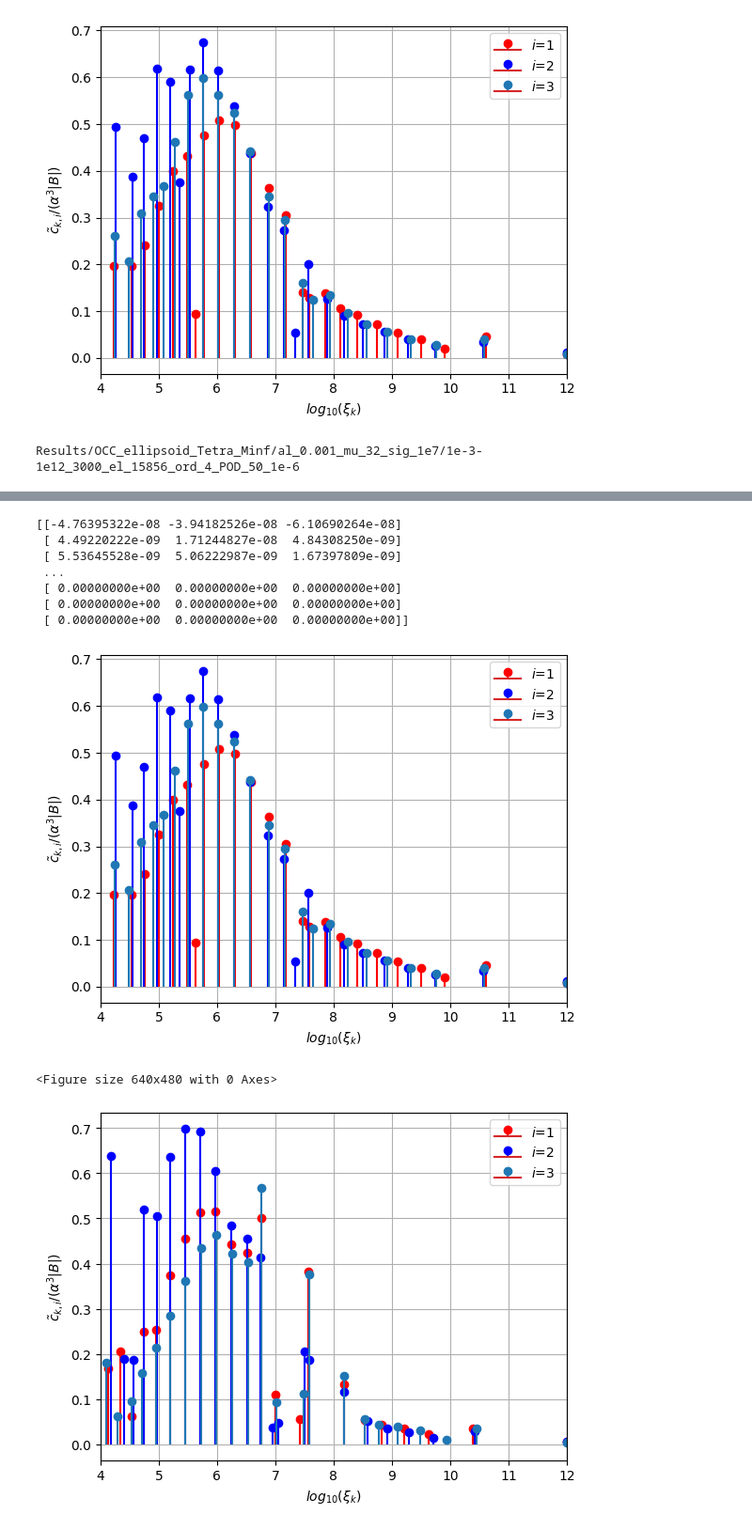
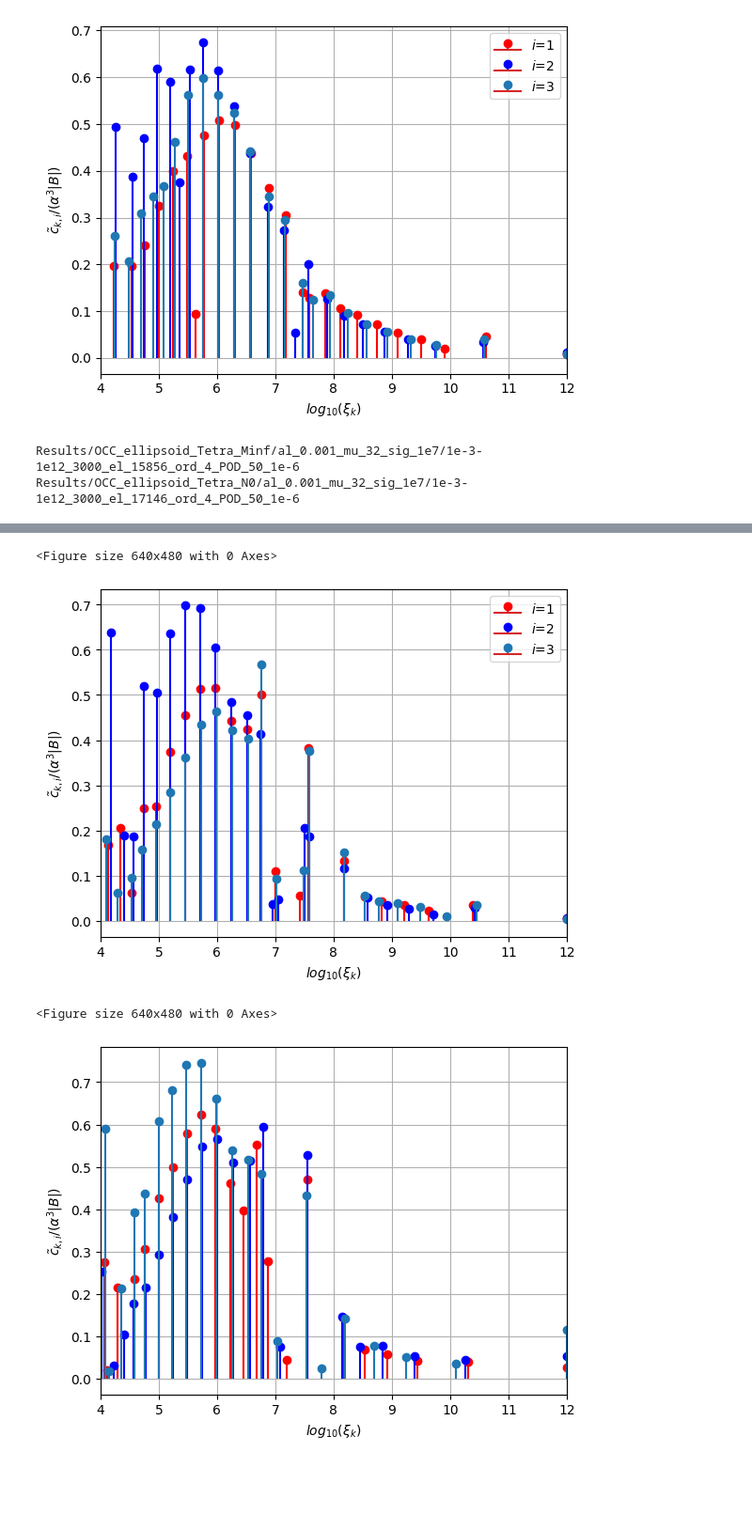
Before and after one commit to MPT-Calculator/MPT-Calculator, a Jupyter notebook: tet_spectrum_results.ipynb, the cells around one changed output, grey strips where cells are left out. Shown at 94% size. Drawn from its saved outputs; the diff is of its cells as text; code cells hidden in the pictures; blank space fills up the shorter version.

```diff
--- a/tet_spectrum_results.ipynb
+++ b/tet_spectrum_results.ipynb
@@ -315,8 +312,23 @@ TensorArrayminf= np.genfromtxt(directory+'/Data/Tensors.csv', delimiter=',', dty
 Eigenvaluesminf=np.genfromtxt(directory+'/Data/Eigenvalues.csv', delimiter=',', dtype=complex)
 Minfminf= np.genfromtxt(directory+'/Data/Minf.csv', delimiter=',')
 N0minf= np.genfromtxt(directory+'/Data/N0.csv', delimiter=',')
+
+directory="Results/OCC_ellipsoid_Tetra_N0/al_0.001_mu_32_sig_1e7/1e-3-1e12_"+str(N)+"_el_17146_ord_"+str(P)+"_POD_"+str(NPOD)+"_1e-6"
+print(directory)
+
+#Results/OCC_ellipsoid_Tetra_N0/al_0.001_mu_32_sig_1e7/1e-3-1e12_3000_el_17146_ord_3_POD_50_1e-6
+P=3
+NPOD=50
+ckn0=np.genfromtxt(directory+'/Data/Amplitudes.csv', delimiter=',')
+xin0=np.genfromtxt(directory+'/Data/Modes.csv', delimiter=',')
+Omegan0=np.genfromtxt(directory+'/Data/Frequencies.csv', delimiter=',')
+TensorArrayn0= np.genfromtxt(directory+'/Data/Tensors.csv', delimiter=',', dtype=complex)
+Eigenvaluesn0=np.genfromtxt(directory+'/Data/Eigenvalues.csv', delimiter=',', dtype=complex)
+Minfn0= np.genfromtxt(directory+'/Data/Minf.csv', delimiter=',')
+N0n0= np.genfromtxt(directory+'/Data/N0.csv', delimiter=',')
 # %% [output]
 Results/OCC_ellipsoid_Tetra_Minf/al_0.001_mu_32_sig_1e7/1e-3-1e12_3000_el_15856_ord_4_POD_50_1e-6
+Results/OCC_ellipsoid_Tetra_N0/al_0.001_mu_32_sig_1e7/1e-3-1e12_3000_el_17146_ord_4_POD_50_1e-6
 # %%
 plt.figure()
 col=['r','b','x']
@@ -345,10 +357,25 @@ for i in range(3):
     plt.xlabel(r'$log_{10}(\xi_{k})$')
     plt.ylabel(r'$\tilde{c}_{k,i}/ (\alpha^3 |B| )$')
 
-print(ckminf)
+#print(ckminf)
 plt.grid()
 plt.xlim(4,12)
 plt.legend()
 #plt.savefig("my_plots/sphere_mpt/modes_amp_nnls_Nfreq_"+str(N)+"_p_"+str(P)+"_POD_"+str(NPOD)+"_1e-6.pdf")
-plt.show()
+#plt.show()
+plt.savefig("my_plots/tet_mpt/amp_modes_ev3000minf.pdf")
+
+plt.figure()
+col=['r','b','x']
+plt.figure()
+for i in range(3):
+    nfound=len(xin0[:,i])
+    ckp=ckn0[0:nfound,i]
+    xip=xin0[0:nfound,i]
+    plt.stem(np.log10(np.abs(xip[1:])), ckp[1:]/(alpha**3*vol),col[i],label=r"$i$="+str(i+1))
+    plt.xlabel(r'$log_{10}(\xi_{k})$')
+    plt.ylabel(r'$\tilde{c}_{k,i}/ (\alpha^3 |B| )$')
+plt.grid()
+plt.xlim(4,12)
+plt.savefig("my_plots/tet_mpt/amp_modes_ev3000n0.pdf")
 # %% [output]
@@ -355,13 +383,7 @@ plt.show()
-[[-4.76395322e-08 -3.94182526e-08 -6.10690264e-08]
- [ 4.49220222e-09  1.71244827e-08  4.84308250e-09]
- [ 5.53645528e-09  5.06222987e-09  1.67397809e-09]
- ...
- [ 0.00000000e+00  0.00000000e+00  0.00000000e+00]
- [ 0.00000000e+00  0.00000000e+00  0.00000000e+00]
- [ 0.00000000e+00  0.00000000e+00  0.00000000e+00]]
+<Figure size 640x480 with 0 Axes>
-[figure]
+[figure]
 <Figure size 640x480 with 0 Axes>
-[figure]
+[figure, added]
 # %%
 N=len(Omega)
 for i in range(3):
```
Also changed, not shown: parts of 3 cells of this notebook, 13 other files.
